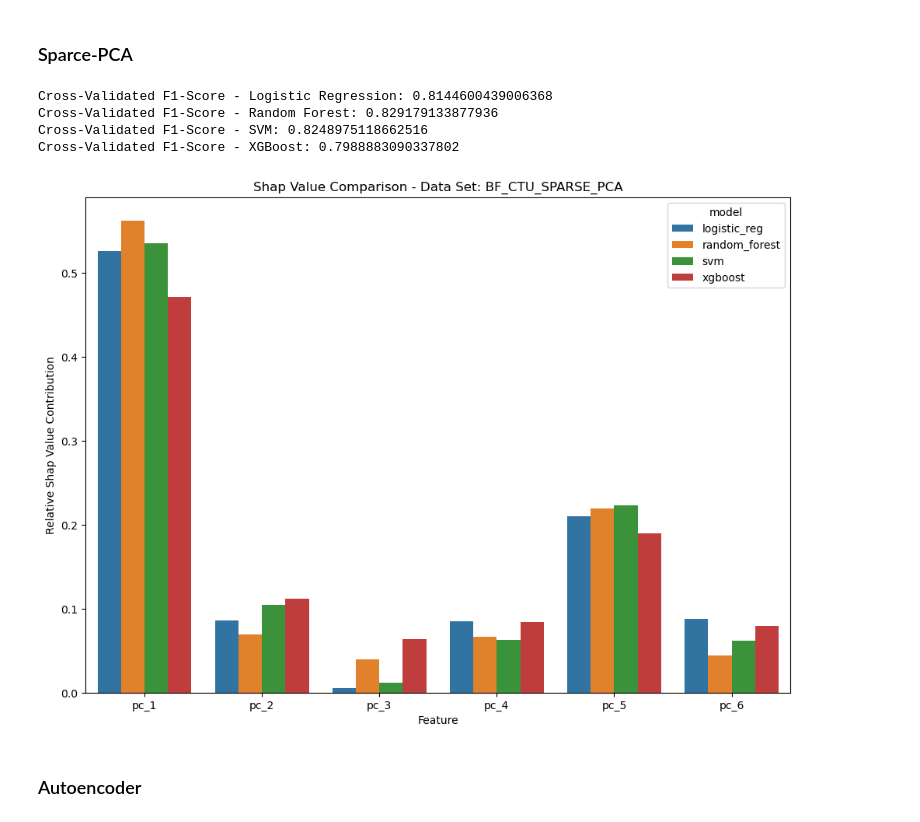
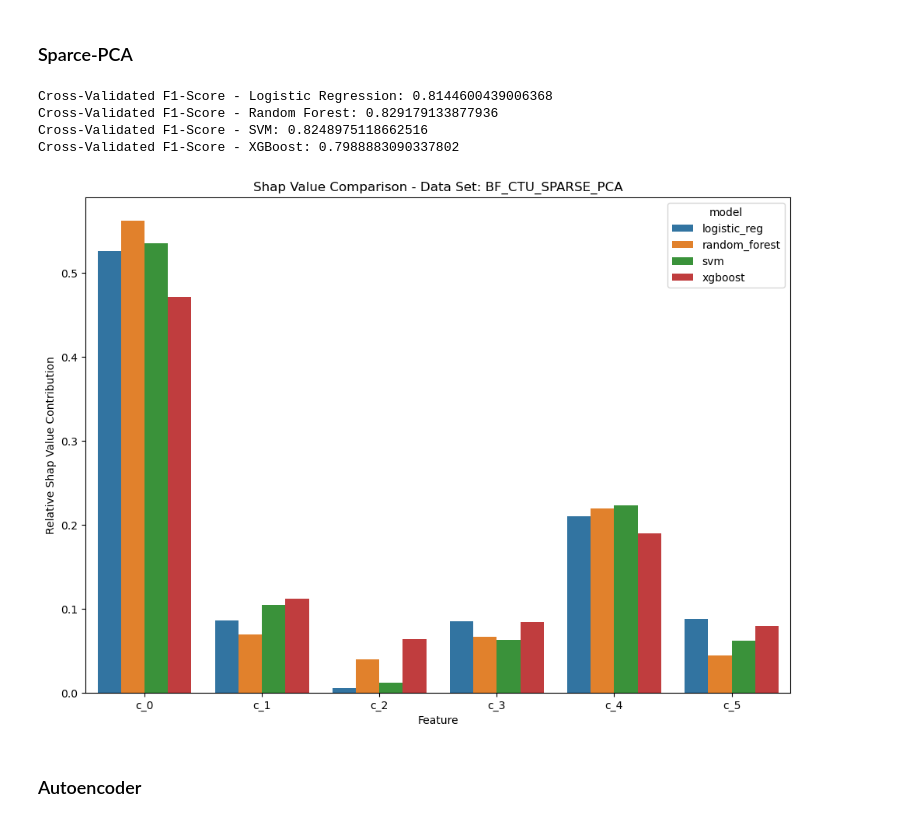
Before and after one commit to santiviquez/lie-detection, a Jupyter notebook: predictors_reliability.ipynb, the cells around one changed output. Saved outputs shown, nothing was run; the diff lists cells and outputs as text; code cells hidden in the pictures.

Commit message:
Wrap pca and sparse pca inside functions so is easier to use for the other dfs

```diff
--- a/predictors_reliability.ipynb
+++ b/predictors_reliability.ipynb
@@ -372,11 +344,22 @@ BF_CTU_df_spca = pd.concat([principalDf, df[['CONDITION']]], axis = 1)
-# %%
-compare_clfs(BF_CTU_df_spca, df_name="BF_CTU_SPARSE_PCA")
-# %% [output]
-Cross-Validated F1-Score - Logistic Regression: 0.8144600439006368
-Cross-Validated F1-Score - Random Forest: 0.829179133877936
-Cross-Validated F1-Score - SVM: 0.8248975118662516
-Cross-Validated F1-Score - XGBoost: 0.7988883090337802
-[figure, removed]
+# %%
+def perform_sparce_pca(df, ratio):
+    n_components = int(np.round(ratio * (len(df.columns) - 1)))
+    X = df.loc[:, df.columns != 'CONDITION']
+    X_std = StandardScaler().fit_transform(X)
+
+    X_spca = pd.DataFrame(SparsePCA(n_components=n_components, random_state=42).fit_transform(feature_values_std))
+    X_spca.columns = [f"c_{i}" for i in range(n_components)]
+    X_spca = pd.concat([X_spca, df.CONDITION], axis = 1)
+    return X_spca
+# %%
+BF_CTU_df_spca = perform_sparce_pca(BF_CTU_df, 0.6)
+compare_clfs(BF_CTU_df_spca, df_name="BF_CTU_SPARSE_PCA")
+# %% [output]
+Cross-Validated F1-Score - Logistic Regression: 0.8144600439006368
+Cross-Validated F1-Score - Random Forest: 0.829179133877936
+Cross-Validated F1-Score - SVM: 0.8248975118662516
+Cross-Validated F1-Score - XGBoost: 0.7988883090337802
+[figure, added]
 # %% [markdown]
 ### Autoencoder
 # %% [markdown]
```
Also changed, not shown: parts of 8 cells of this notebook.
